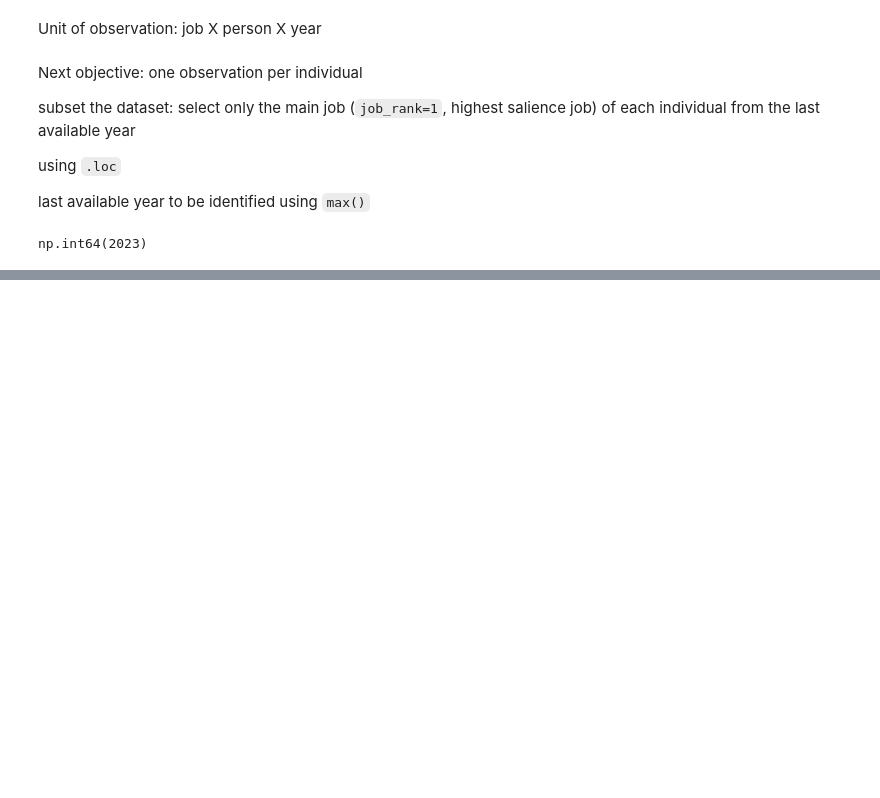
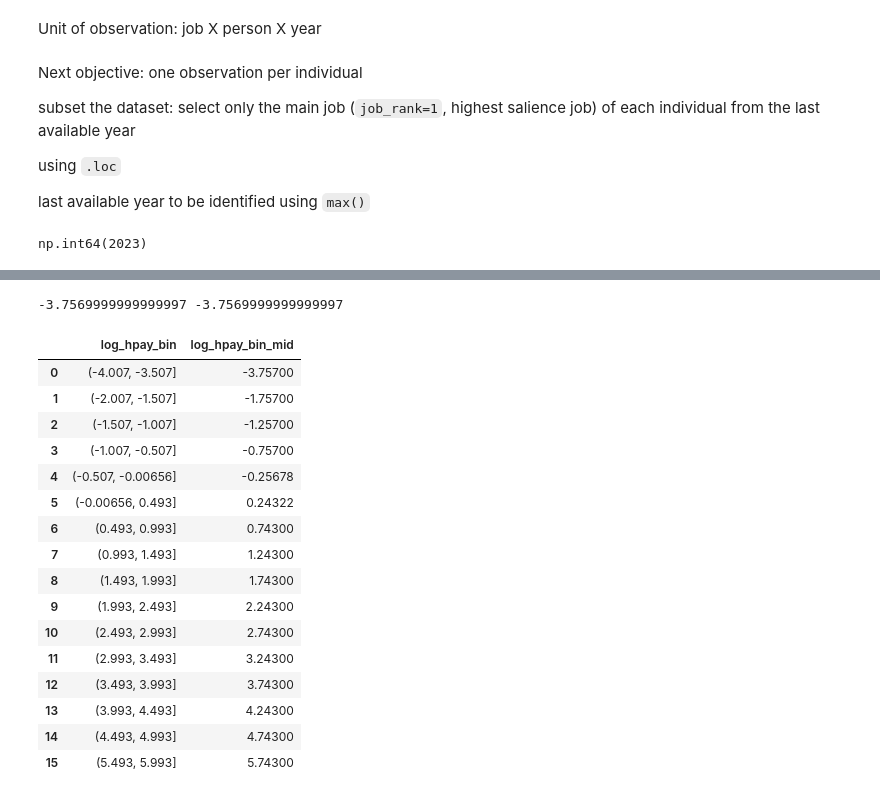
Before and after one commit to danielbgyetvai/data-analytics-python-wise2627, a Jupyter notebook: notebooks/distributions.ipynb, the cells around one changed output, grey strips where cells are left out. Cells and saved outputs as stored; diff of their text form; code cells hidden in the pictures; blank space fills up the shorter version.

```diff
--- a/notebooks/distributions.ipynb
+++ b/notebooks/distributions.ipynb
@@ -101,0 +323,31 @@ np.int64(2023)
+# %%
+# midpoint of an interval: average value of the bounds
+print(interval.mid, (interval.right + interval.left)/2)
+# function that extracts the midpoint of an interval
+def get_midpoint(interval):
+    return interval.mid
+# use this function within transform(),
+# applying it to every value of our variable/column
+ct['log_hpay_bin_mid'] = ct['log_hpay_bin'].transform(get_midpoint)
+# %% [output]
+-3.7569999999999997 -3.7569999999999997
+# %%
+ct[['log_hpay_bin', 'log_hpay_bin_mid']]
+# %% [output]
+|  | log_hpay_bin | log_hpay_bin_mid |
+| 0 | (-4.007, -3.507] | -3.75700 |
+| 1 | (-2.007, -1.507] | -1.75700 |
+| 2 | (-1.507, -1.007] | -1.25700 |
+| 3 | (-1.007, -0.507] | -0.75700 |
+| 4 | (-0.507, -0.00656] | -0.25678 |
+| 5 | (-0.00656, 0.493] | 0.24322 |
+| 6 | (0.493, 0.993] | 0.74300 |
+| 7 | (0.993, 1.493] | 1.24300 |
+| 8 | (1.493, 1.993] | 1.74300 |
+| 9 | (1.993, 2.493] | 2.24300 |
+| 10 | (2.493, 2.993] | 2.74300 |
+| 11 | (2.993, 3.493] | 3.24300 |
+| 12 | (3.493, 3.993] | 3.74300 |
+| 13 | (3.993, 4.493] | 4.24300 |
+| 14 | (4.493, 4.993] | 4.74300 |
+| 15 | (5.493, 5.993] | 5.74300 |
```
Also changed, not shown: parts of 29 cells of this notebook, 1 other file.
